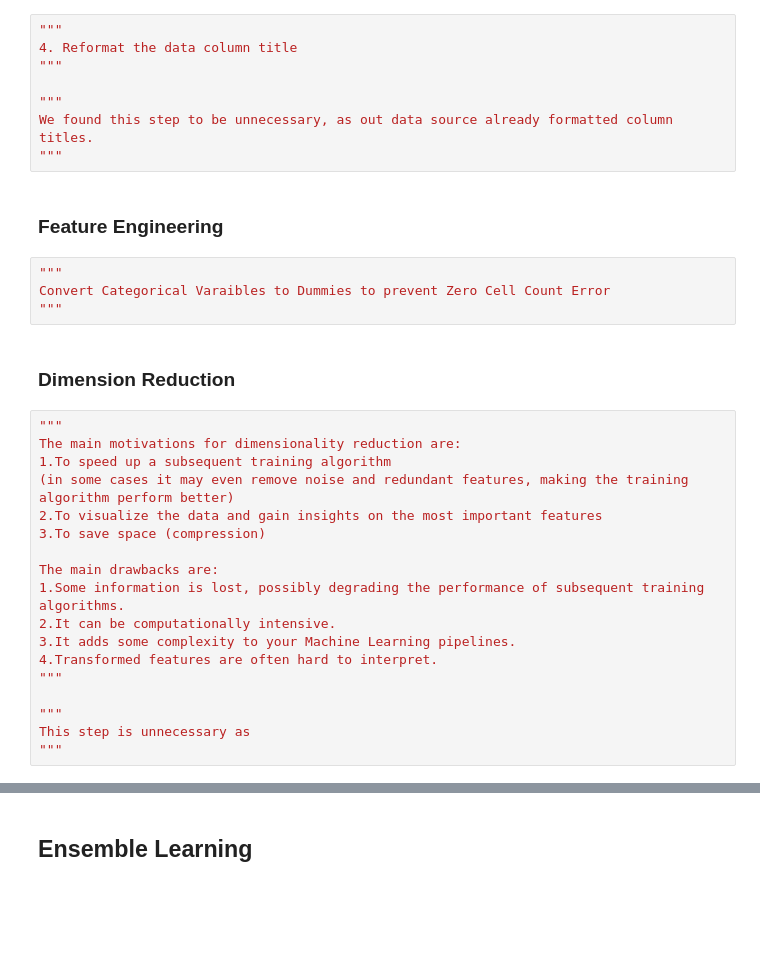
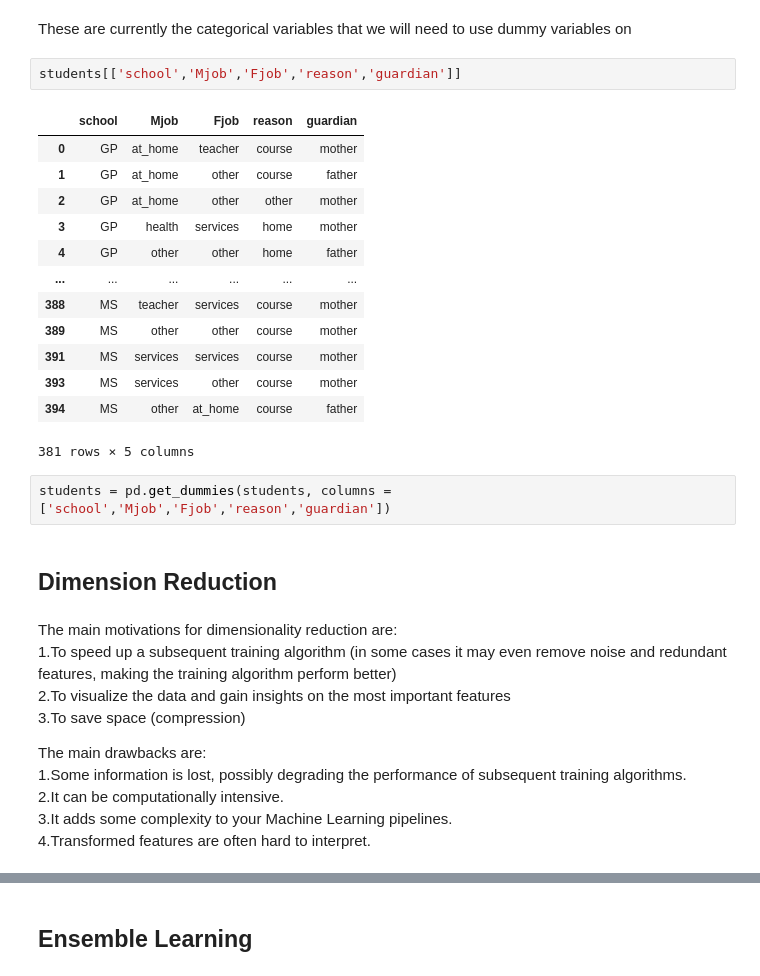
Before and after one commit to nick-kim-96/CS171Project, a Jupyter notebook: W13L2_Sample_Code_Runbook.ipynb, the cells around one changed output, grey strips where cells are left out. Cells and saved outputs as stored; diff of their text form; blank space fills up the shorter version.

```diff
--- a/W13L2_Sample_Code_Runbook.ipynb
+++ b/W13L2_Sample_Code_Runbook.ipynb
@@ -279,34 +168,33 @@ goout     0.124561  0.007870  0.010493  1.000000   <class 'pandas.core.frame.Dat
-# %%
-"""
-4. Reformat the data column title
-"""
-
-"""
-We found this step to be unnecessary, as out data source already formatted column titles.
-"""
-# %% [markdown]
-### Feature Engineering
-# %%
-"""
-Convert Categorical Varaibles to Dummies to prevent Zero Cell Count Error
-"""
+# %% [markdown]
+These are currently the categorical variables that we will need to use dummy variables on
+# %%
+students[['school','Mjob','Fjob','reason','guardian']]
+# %% [output]
+|  | school | Mjob | Fjob | reason | guardian |
+| 0 | GP | at_home | teacher | course | mother |
+| 1 | GP | at_home | other | course | father |
+| 2 | GP | at_home | other | other | mother |
+| 3 | GP | health | services | home | mother |
+| 4 | GP | other | other | home | father |
+| ... | ... | ... | ... | ... | ... |
+| 388 | MS | teacher | services | course | mother |
+| 389 | MS | other | other | course | mother |
+| 391 | MS | services | services | course | mother |
+| 393 | MS | services | other | course | mother |
+| 394 | MS | other | at_home | course | father |
+381 rows × 5 columns
+# %%
+students = pd.get_dummies(students, columns = ['school','Mjob','Fjob','reason','guardian'])
 # %% [markdown]
-### Dimension Reduction
+## Dimension Reduction
-# %%
-"""
-The main motivations for dimensionality reduction are:
-1.To speed up a subsequent training algorithm
-(in some cases it may even remove noise and redundant features, making the training algorithm perform better)
-2.To visualize the data and gain insights on the most important features
-3.To save space (compression)
-
-The main drawbacks are:
-1.Some information is lost, possibly degrading the performance of subsequent training algorithms.
-2.It can be computationally intensive.
-3.It adds some complexity to your Machine Learning pipelines.
-4.Transformed features are often hard to interpret.
-"""
-
-"""
-This step is unnecessary as
-"""
+# %% [markdown]
+The main motivations for dimensionality reduction are: <br>
+1.To speed up a subsequent training algorithm (in some cases it may even remove noise and redundant features, making the training algorithm perform better) <br>
+2.To visualize the data and gain insights on the most important features <br>
+3.To save space (compression)<br>
+
+The main drawbacks are: <br>
+1.Some information is lost, possibly degrading the performance of subsequent training algorithms. <br>
+2.It can be computationally intensive. <br>
+3.It adds some complexity to your Machine Learning pipelines. <br>
+4.Transformed features are often hard to interpret.
```
Also changed, not shown: parts of 73 cells of this notebook.
